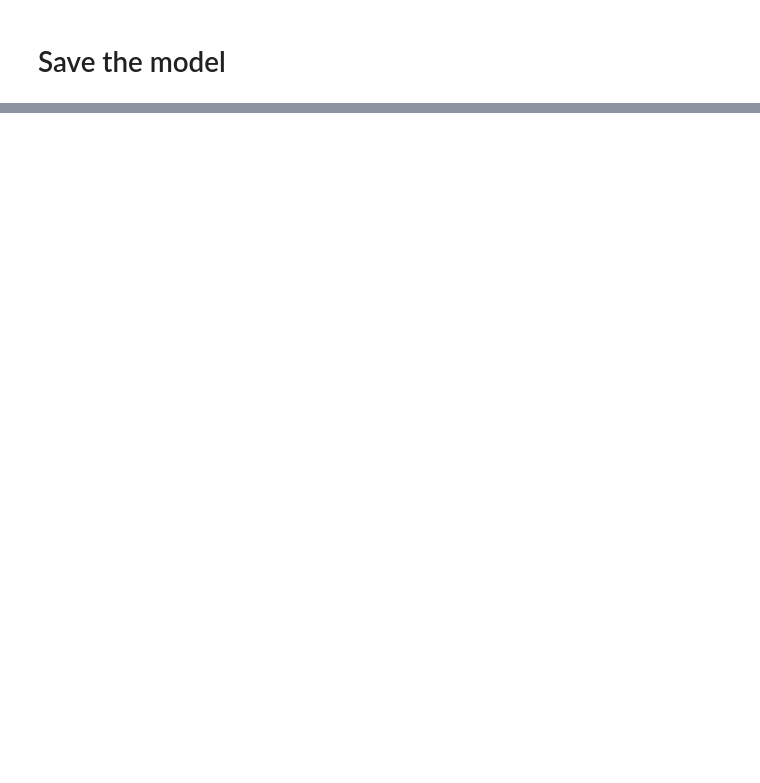
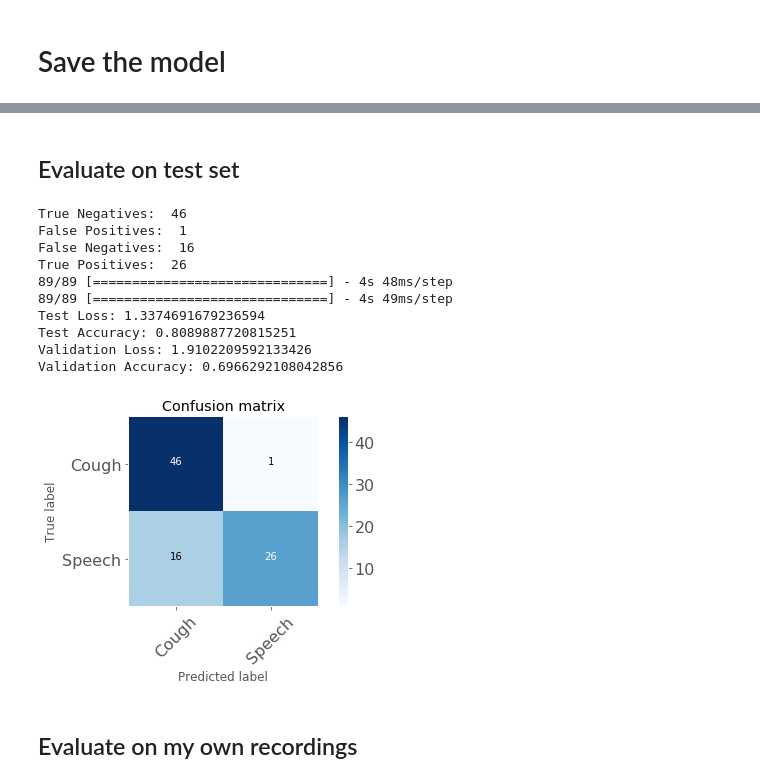
Before and after one commit to AnnaBernbaum/SoloProject, a Jupyter notebook: Machine Learning.ipynb, the cells around one changed output, grey strips where cells are left out. Drawn from its saved outputs; the diff is of its cells as text; code cells hidden in the pictures; blank space fills up the shorter version.

```diff
--- a/Machine Learning.ipynb
+++ b/Machine Learning.ipynb
@@ -493,0 +458,3 @@ model.save(filepath)
+# %%
+from keras.models import load_model
+model2 = load_model('Saved Keras Models/OPALS.h5', custom_objects={'Melspectrogram':kapre.time_frequency.Melspectrogram})
@@ -493,0 +483,73 @@ model.save(filepath)
+# %% [markdown]
+## Evaluate on test set
+# %%
+predictions = model2.predict(test_audio)
+
+def plot_confusion_matrix(cm, title='Confusion matrix', cmap=plt.cm.Blues):
+    plt.imshow(cm, interpolation='nearest', cmap=cmap)
+    plt.title(title)
+    plt.colorbar()
+    tick_marks = np.arange(2)
+
+    #!!!!!! NOTE THAT THESE LABELS MAY BE BACKWARDS
+    plt.xticks(tick_marks, ['Cough','Speech'], rotation=45)
+    plt.yticks(tick_marks, ['Cough','Speech'])
+
+    fmt = 'd'
+    thresh = cm.max() / 2.
+    for i, j in itertools.product(range(cm.shape[0]), range(cm.shape[1])):
+        plt.text(j, i, format(cm[i, j], fmt),
+                 horizontalalignment="center",
+                 color="white" if cm[i, j] > thresh else "black")
+
+    plt.tight_layout()
+    plt.ylabel('True label')
+    plt.xlabel('Predicted label')
+    plt.grid(b=None)
+
+# From tutorial: A prediction is an array of 10 numbers. These describe the "confidence" of the model
+# that the image corresponds to each of the 10 different articles of clothing.
+rounded_predictions = []
+for i in predictions:
+    for j in i:
+        j = int(round(j))
+        rounded_predictions.append(j)
+
+
+# cm = metrics.confusion_matrix(test_labels, predictions.argmax(axis=1), labels=None, sample_weight=None)
+cm = metrics.confusion_matrix(test_labels, rounded_predictions, labels=None, sample_weight=None)
+plot_confusion_matrix(cm)
+
+tn, fp, fn, tp = cm.ravel()
+print("True Negatives: ",tn)
+print("False Positives: ",fp)
+print("False Negatives: ",fn)
+print("True Positives: ",tp)
+
+# Normalised confusion matrix
+
+
+test_loss, test_accuracy = model.evaluate(test_audio, test_labels)
+validation_loss, validation_accuracy = model.evaluate(validate_audio, validate_labels)
+
+
+print('Test Loss:', test_loss)
+print('Test Accuracy:', test_accuracy)
+print('Validation Loss:', validation_loss)
+print('Validation Accuracy:', validation_accuracy)
+# how do you check for overfitting?
+# plot changes epoch - to - epoch
+# %% [output]
+True Negatives:  46
+False Positives:  1
+False Negatives:  16
+True Positives:  26
+89/89 [==============================] - 4s 48ms/step
+89/89 [==============================] - 4s 49ms/step
+Test Loss: 1.3374691679236594
+Test Accuracy: 0.8089887720815251
+Validation Loss: 1.9102209592133426
+Validation Accuracy: 0.6966292108042856
+[figure, added]
+# %% [markdown]
+## Evaluate on my own recordings
```
Also changed, not shown: parts of 13 cells of this notebook, 6 other files.
